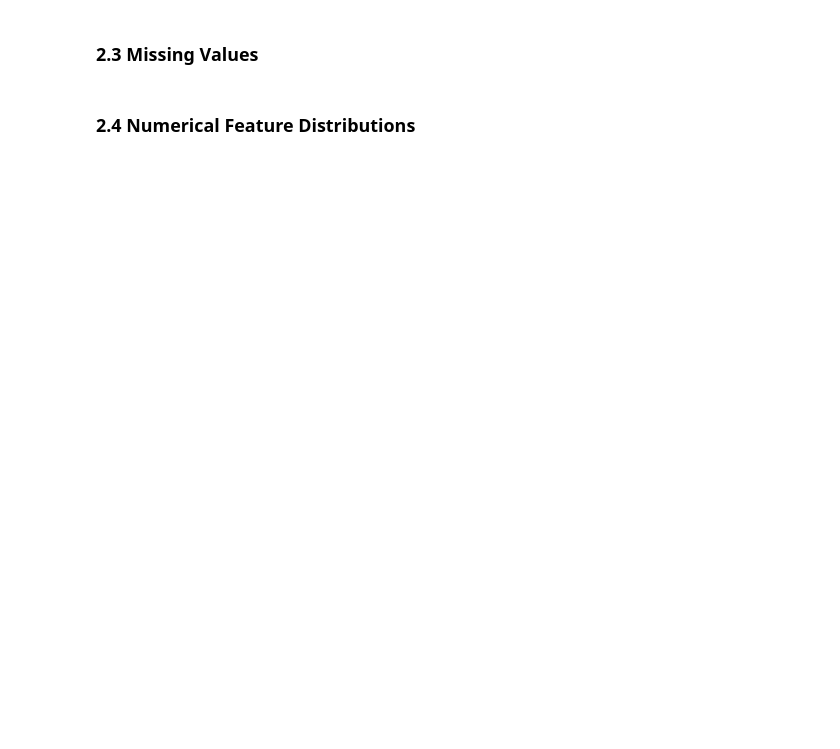
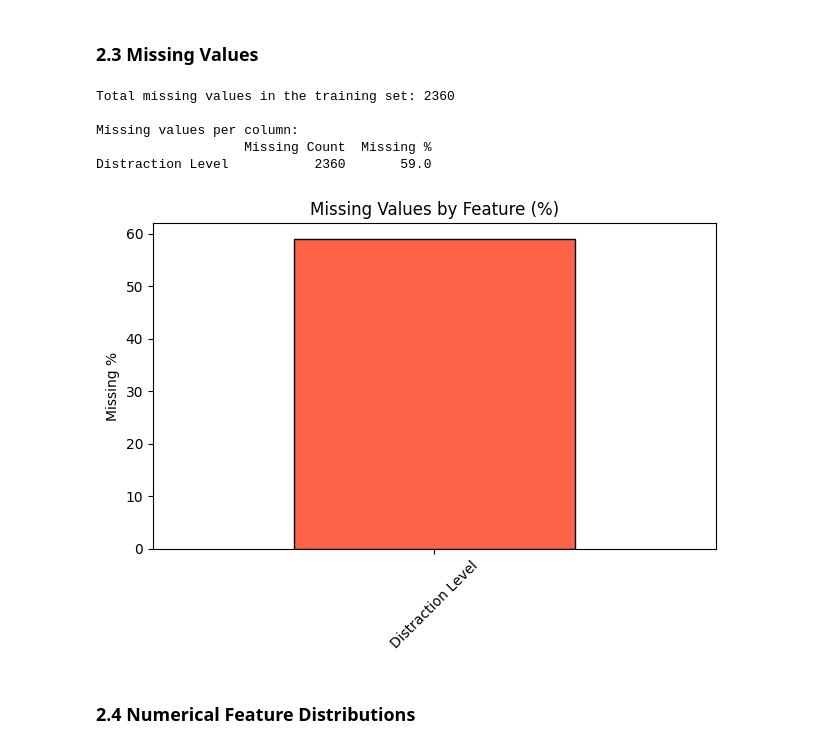
Before and after one commit to GannaReda/ML-55-20722, a Jupyter notebook: car_crash_severity_prediction.ipynb, the cells around one changed output. Drawn from its saved outputs; the diff is of its cells as text; code cells hidden in the pictures; blank space fills up the shorter version.

```diff
--- a/car_crash_severity_prediction.ipynb
+++ b/car_crash_severity_prediction.ipynb
@@ -106,22 +233,33 @@ print(severity_counts)
 ### 2.3 Missing Values
 # %%
 missing = train_df.isnull().sum()
+total_missing = missing.sum()
 missing_pct = (missing / len(train_df) * 100).round(2)
 missing_df = pd.DataFrame({'Missing Count': missing, 'Missing %': missing_pct})
 missing_df = missing_df[missing_df['Missing Count'] > 0].sort_values('Missing %', ascending=False)
 
+print(f"Total missing values in the training set: {total_missing}")
+
 if missing_df.empty:
     print("✅ No missing values found in the training set.")
 else:
+    print("\nMissing values per column:")
     print(missing_df)
 
     # Visualize
     missing_df['Missing %'].plot(kind='bar', color='tomato', edgecolor='black')
     plt.title('Missing Values by Feature (%)')
     plt.ylabel('Missing %')
     plt.xticks(rotation=45)
     plt.tight_layout()
     plt.show()
+# %% [output]
+Total missing values in the training set: 2360
+
+Missing values per column:
+                   Missing Count  Missing %
+Distraction Level           2360       59.0
+[figure, added]
 # %% [markdown]
 ### 2.4 Numerical Feature Distributions
 # %%
```
Also changed, not shown: parts of 20 cells of this notebook.
